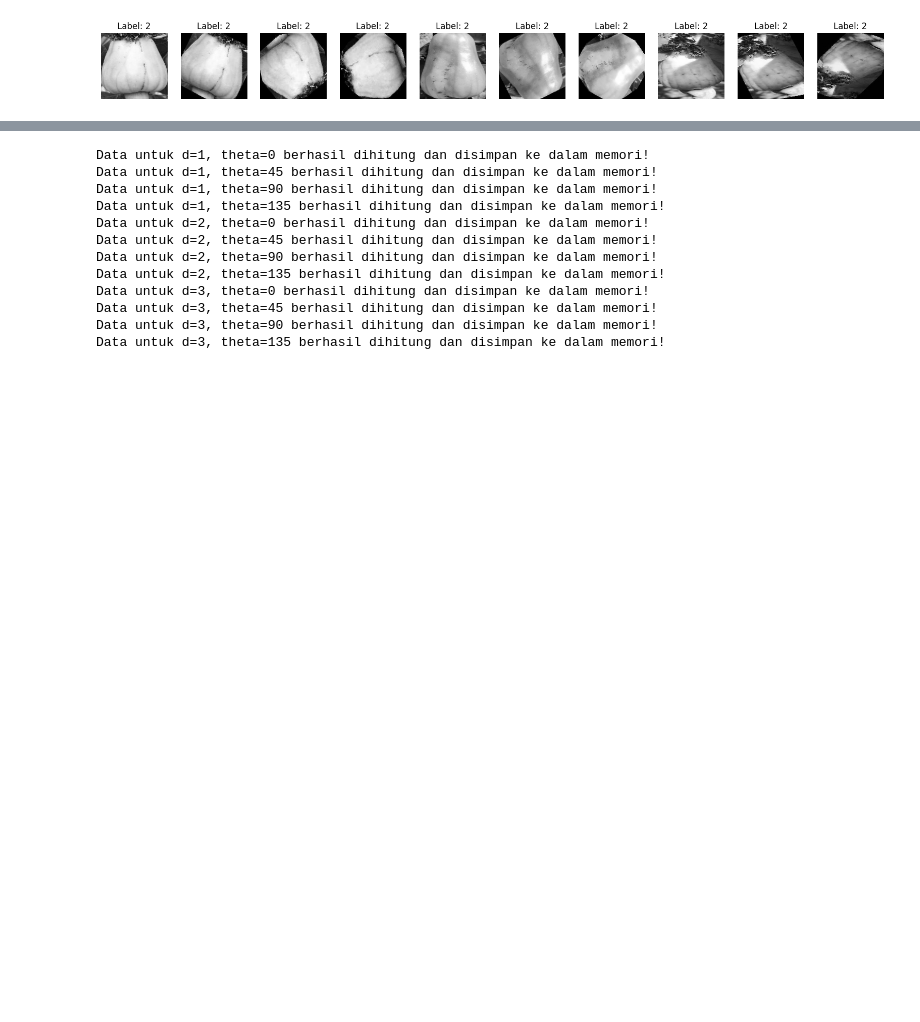
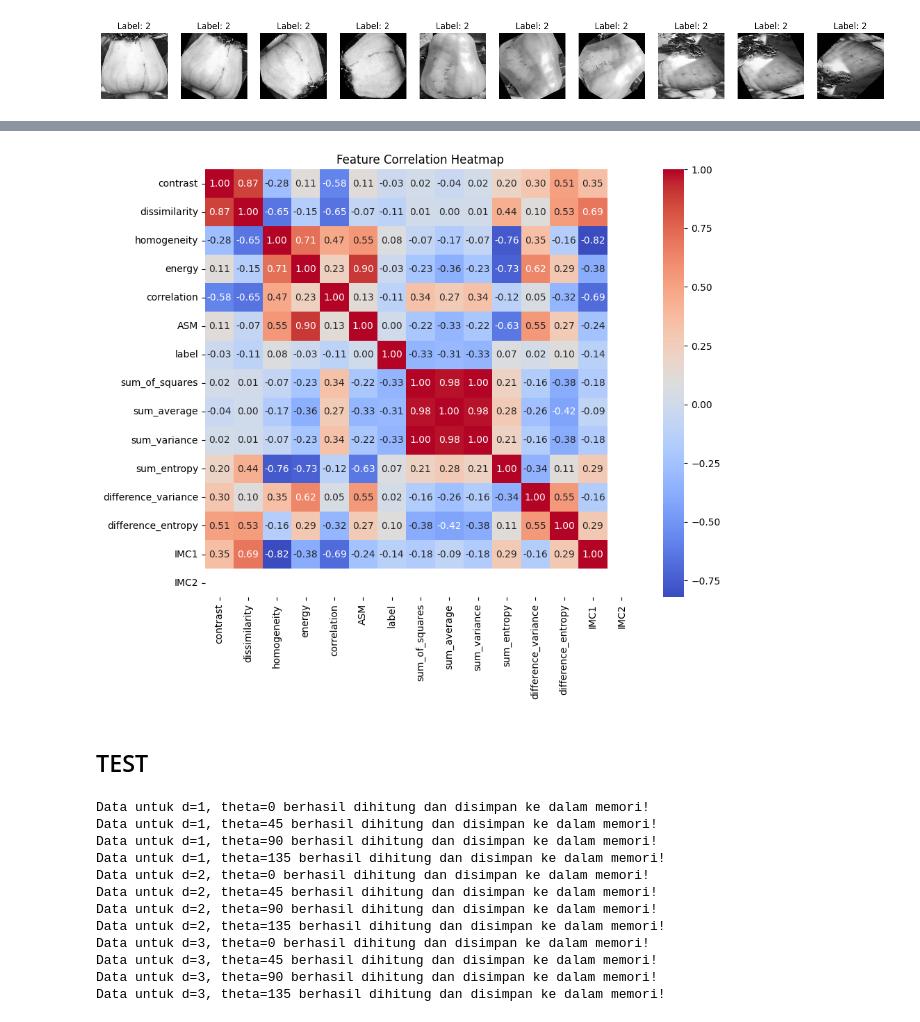
Before and after one commit to Bagusdevaa/Apple-Classfication-using-Harralick-and-KNN, a Jupyter notebook: EDA.ipynb, the cells around one changed output, grey strips where cells are left out. Cells and saved outputs as stored; diff of their text form; code cells hidden in the pictures; blank space fills up the shorter version.

```diff
--- a/EDA.ipynb
+++ b/EDA.ipynb
@@ -126,0 +424,9 @@ plt.show()
+# %%
+# Calculate and visualize the correlation matrix
+correlation_matrix = df_ngetestt.corr()
+plt.figure(figsize=(10, 8))
+sns.heatmap(correlation_matrix, annot=True, cmap="coolwarm", fmt=".2f")
+plt.title("Feature Correlation Heatmap")
+plt.show()
+# %% [output]
+[figure, added]
@@ -127,3 +444,5 @@ plt.show()
+# %% [markdown]
+## TEST
 # %%
 # Kombinasi d dan theta
 kombinasiFeature = [[1, 2, 3], [0, 45, 90, 135]]
```
Also changed, not shown: parts of 16 cells of this notebook.
